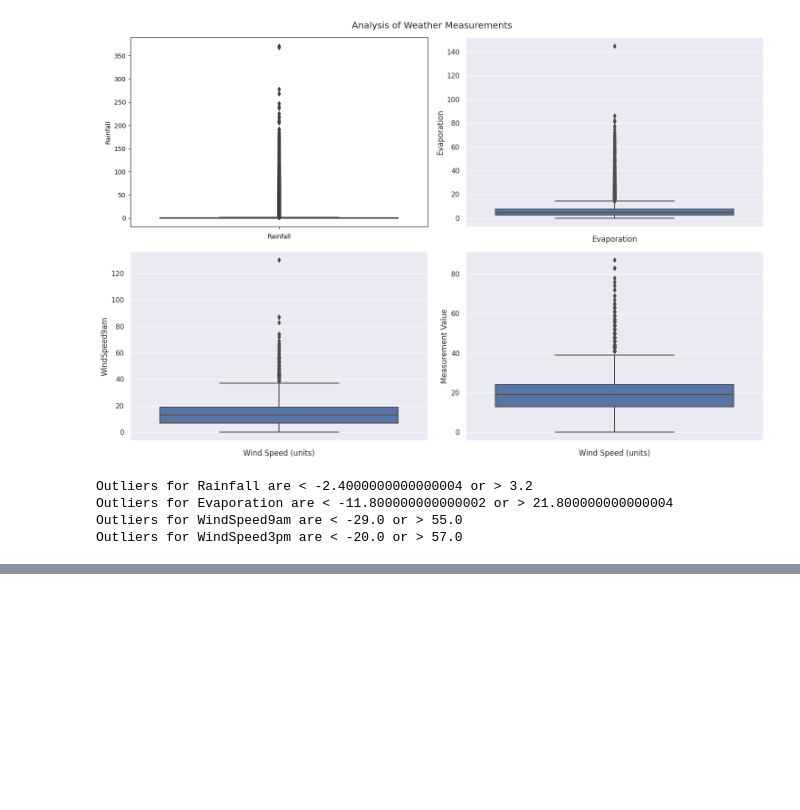
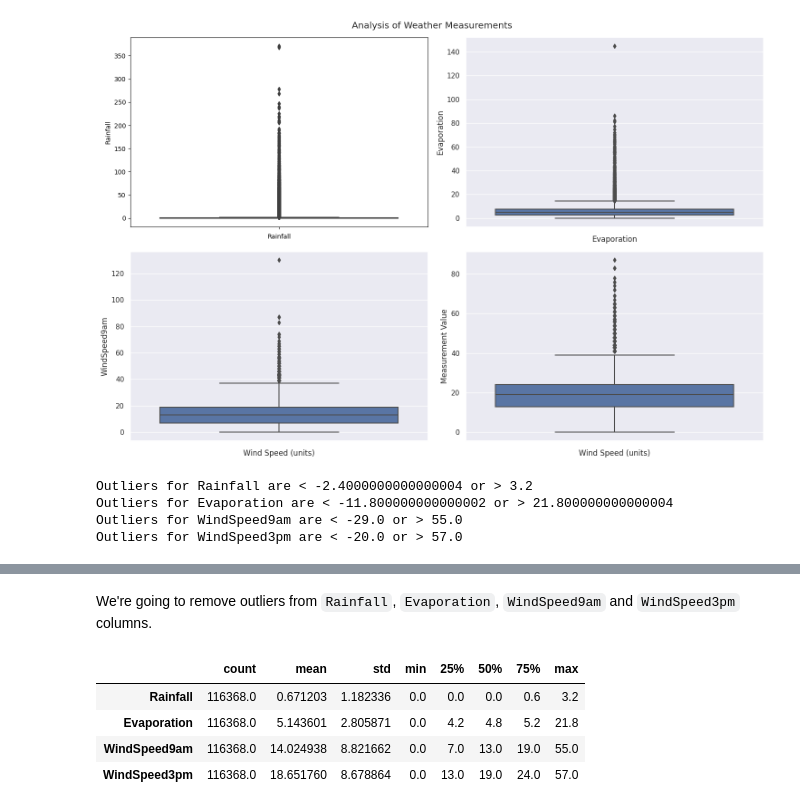
Before and after one commit to NishKoder/DL-Practice-From-Kaggel, a Jupyter notebook: eda-rain-in-australia.ipynb, the cells around one changed output, grey strips where cells are left out. Drawn from its saved outputs; the diff is of its cells as text; code cells hidden in the pictures; blank space fills up the shorter version.

```diff
--- a/eda-rain-in-australia.ipynb
+++ b/eda-rain-in-australia.ipynb
@@ -540,0 +543,5 @@ Outliers for WindSpeed3pm are < -20.0 or > 57.0
+# %%
+## segregating the target variable
+X = df.drop(['RainTomorrow'], axis=1)
+y = df['RainTomorrow'].copy()
+y.shape
@@ -540,0 +567,19 @@ Outliers for WindSpeed3pm are < -20.0 or > 57.0
+# %%
+##creating a list numerical and categorical columns
+num_cols = list(X_train.select_dtypes(include=numerics).columns)
+cat_cols = list(X_train.select_dtypes(include=cat_vars).columns)
+
+##imputing missing numerical values in both training and testing data
+for df in [X_train, X_test]:
+    for col in num_cols:
+        col_median=X_train[col].median() # usign median to impute
+        df[col].fillna(col_median, inplace=True)
+
+####imputing missing cat values in both training and testing data
+for df in [X_train, X_test]:
+    for col in cat_cols:
+        col_mode=X_train[col].mode()[0]
+        df[col].fillna(col_mode, inplace=True)
+
+##checking missing values
+print_multiple_value([X_train.isnull().sum().T,X_test.isnull().sum().T])
@@ -540,0 +604,20 @@ Outliers for WindSpeed3pm are < -20.0 or > 57.0
+# %% [markdown]
+We're going to remove outliers from `Rainfall`, `Evaporation`, `WindSpeed9am` and `WindSpeed3pm` columns.
+# %%
+def cap_max_values(df, var, max_value):
+    return np.where(df[var]>max_value, max_value, df[var])
+
+##removing outliers from both training and testing set
+for df in [X_train, X_test]:
+    df['Rainfall'] = cap_max_values(df, "Rainfall", 3.2)
+    df['Evaporation'] = cap_max_values(df, "Evaporation", 21.8)
+    df['WindSpeed9am'] = cap_max_values(df, "WindSpeed9am", 55.0)
+    df['WindSpeed3pm'] = cap_max_values(df, "WindSpeed3pm", 57.0)
+
+X_train[['Rainfall', 'Evaporation', 'WindSpeed9am', 'WindSpeed3pm']].describe().T
+# %% [output]
+|  | count | mean | std | min | 25% | 50% | 75% | max |
+| Rainfall | 116368.0 | 0.671203 | 1.182336 | 0.0 | 0.0 | 0.0 | 0.6 | 3.2 |
+| Evaporation | 116368.0 | 5.143601 | 2.805871 | 0.0 | 4.2 | 4.8 | 5.2 | 21.8 |
+| WindSpeed9am | 116368.0 | 14.024938 | 8.821662 | 0.0 | 7.0 | 13.0 | 19.0 | 55.0 |
+| WindSpeed3pm | 116368.0 | 18.651760 | 8.678864 | 0.0 | 13.0 | 19.0 | 24.0 | 57.0 |
```
Also changed, not shown: parts of 14 cells of this notebook.
